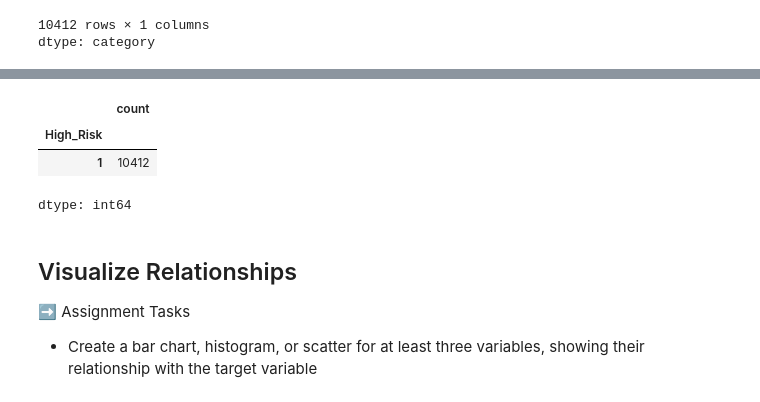
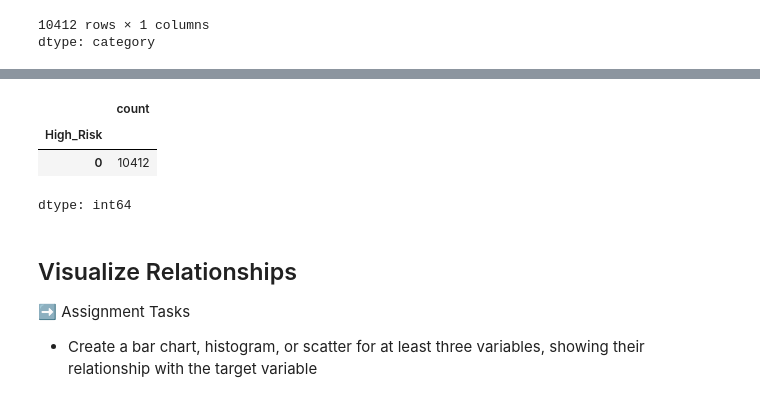
Before and after one commit to BBloxham1/is4487, a Jupyter notebook: Labs/Scripts/lab8_megatelco_data_prep.ipynb, the cells around one changed output, grey strips where cells are left out. Saved outputs shown, nothing was run; the diff lists cells and outputs as text; code cells hidden in the pictures.

```diff
--- a/Labs/Scripts/lab8_megatelco_data_prep.ipynb
+++ b/Labs/Scripts/lab8_megatelco_data_prep.ipynb
@@ -243,17 +252,17 @@ dtype: category
 # %%
 #high risk
 #df_clean['High_Risk'] = df_clean['reported_satisfaction'].replace(2,0)
 #df_clean['High_Risk'] = df_clean['High_Risk'].replace(3,0)
 df_clean['High_Risk'] = df_clean.loc[df_clean['reported_satisfaction'] == 2, 'High_Risk'] = 0
 df_clean['High_Risk'] = df_clean.loc[df_clean['reported_satisfaction'] == 3, 'High_Risk'] = 0
-df_clean['High_Risk'] = df_clean.loc[df_clean['reported_satisfaction'] == 1, 'High_Risk'] = 1
+#df_clean['High_Risk'] = df_clean.loc[df_clean['reported_satisfaction'] == 1, 'High_Risk'] = 1
 
 df_clean['High_Risk'] = df_clean['High_Risk'].astype('category')
 df_clean['High_Risk'].value_counts()
 # %% [output]
 |  | count |
 | High_Risk |  |
-| 1 | 10412 |
+| 0 | 10412 |
 dtype: int64
 # %% [markdown]
 ## Visualize Relationships
```
Also changed, not shown: parts of 1 cell of this notebook.
